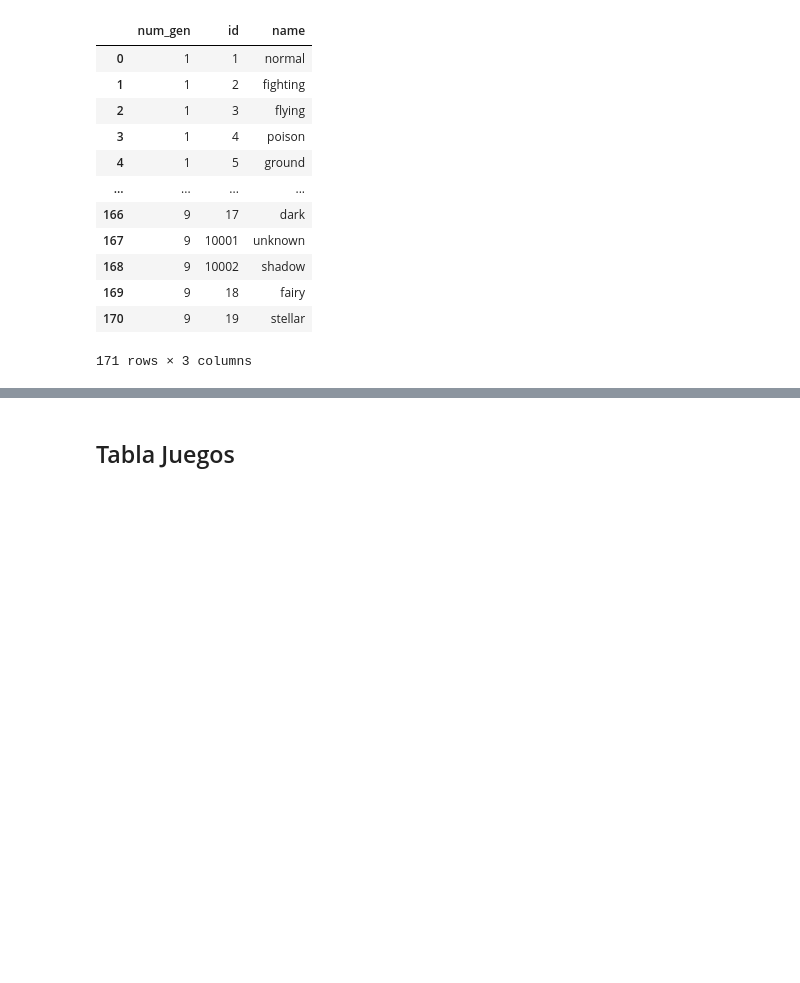
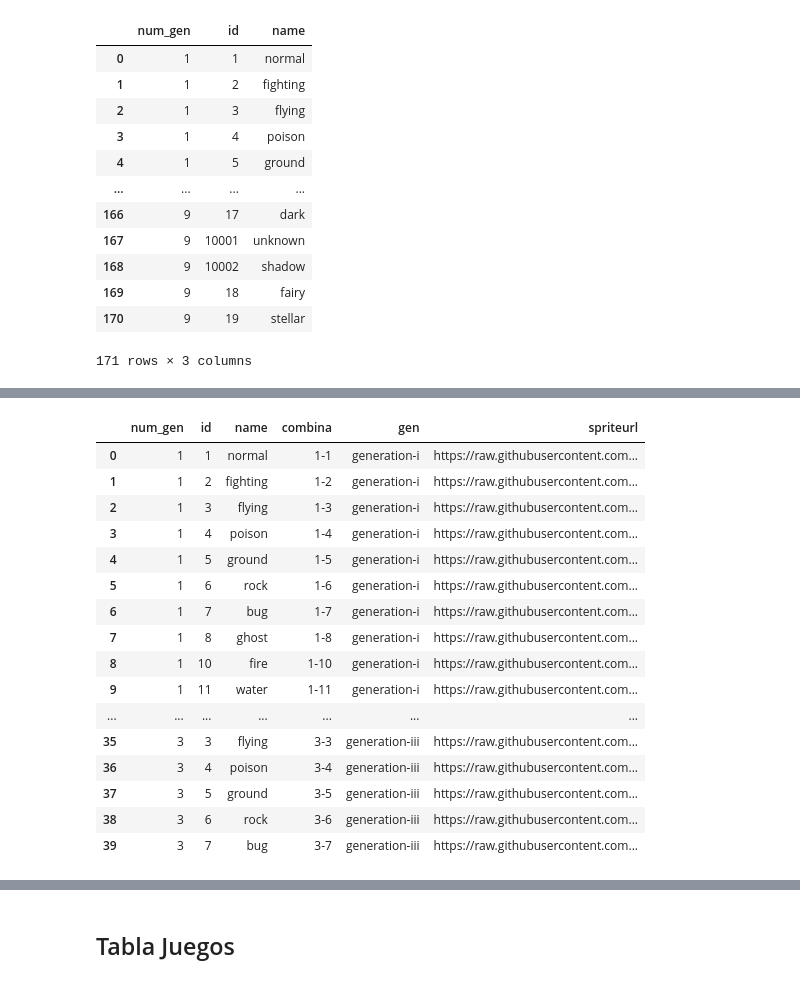
Before and after one commit to ADavid096/pokeproject, a Jupyter notebook: Script_infoDB.ipynb, the cells around one changed output, grey strips where cells are left out. Cells and saved outputs as stored; diff of their text form; code cells hidden in the pictures; blank space fills up the shorter version.

```diff
--- a/Script_infoDB.ipynb
+++ b/Script_infoDB.ipynb
@@ -392,18 +323,0 @@ dfgencolector.head(20)
-# %%
-#Listado de Sprites por generacion de 1 tipo
-
-for c in range(len(sprites_url)):
-  gensprite = {}
-  eldotas = eldatas[sprites_url[c]].dropna()#Se borran todos los valores NaN
-  gensprite["id"] = data["id"]
-  gensprite["name"] = data["name"]
-  gensprite["gen"] = sprites_url[c]#Generacion
-  gensprite["spriteurl"] = eldotas.iloc[0]["name_icon"]#Imagen de la generacion
-  gencolector.append(gensprite)
-
-#Agregar la primera y segunda generacion
-gencolector.append({"id":data["id"],"name":data["name"],"gen":"generation-i","spriteurl":gencolector["gen"=="generation-iii"]["spriteurl"]})
-gencolector.append({"id":data["id"],"name":data["name"],"gen":"generation-ii","spriteurl":gencolector["gen"=="generation-iii"]["spriteurl"]})
-#Visualizar resultado
-#Este dataframe bota el id tipo, el nombre del tipo y la generacion en texto y el sprite
-dfgencolector =pd.DataFrame(gencolector)
@@ -452,0 +334,40 @@ dfgencolector
+# %%
+#Se agrega una columna al dfgencolector y se pasa a index
+dfgencolector2 = dfgencolector.copy()
+dfgencolector2["num_gen-id"] = "gen-" + dfgencolector2["num_gen"].astype(str) + "-type-" + dfgencolector2["id"].astype(str)
+dfgencolector2 = dfgencolector2.set_index("num_gen-id")
+dfgencolector2.to_csv("pruebas.csv")
+# %%
+mapa_gen = dfgencolector2["gen"]#Serie diccionario para "gen"
+mapa_spriteurl = dfgencolector2["spriteurl"]#Serie diccionario para "spriteurl"
+
+mapa_spriteurl.to_csv("mapa_spriteurl.csv")
+mapa_gen.to_csv("mapa_gen.csv")
+# %%
+#Se crea el nuevo dataframe con el nombre de la gen y el sprite (Tabla final Tipo-Gen)
+tabla_tipos_gen2 = tabla_tipos_gen.copy()
+tabla_tipos_gen2["combina"] = tabla_tipos_gen2["num_gen"].astype(str) + "-" + tabla_tipos_gen2["id"].astype(str)
+tabla_tipos_gen2
+#Se agrega en base a los diccionarios de "mapa_gen" y "mapa_spriteurl"
+tabla_tipos_gen2["gen"] = tabla_tipos_gen2["combina"].map(mapa_gen)
+tabla_tipos_gen2["spriteurl"] = tabla_tipos_gen2["combina"].map(mapa_spriteurl)
+#Ver resultado final
+tabla_tipos_gen2.head(40)
+# %% [output]
+|  | num_gen | id | name | combina | gen | spriteurl |
+| 0 | 1 | 1 | normal | 1-1 | generation-i | https://raw.githubusercontent.com... |
+| 1 | 1 | 2 | fighting | 1-2 | generation-i | https://raw.githubusercontent.com... |
+| 2 | 1 | 3 | flying | 1-3 | generation-i | https://raw.githubusercontent.com... |
+| 3 | 1 | 4 | poison | 1-4 | generation-i | https://raw.githubusercontent.com... |
+| 4 | 1 | 5 | ground | 1-5 | generation-i | https://raw.githubusercontent.com... |
+| 5 | 1 | 6 | rock | 1-6 | generation-i | https://raw.githubusercontent.com... |
+| 6 | 1 | 7 | bug | 1-7 | generation-i | https://raw.githubusercontent.com... |
+| 7 | 1 | 8 | ghost | 1-8 | generation-i | https://raw.githubusercontent.com... |
+| 8 | 1 | 10 | fire | 1-10 | generation-i | https://raw.githubusercontent.com... |
+| 9 | 1 | 11 | water | 1-11 | generation-i | https://raw.githubusercontent.com... |
+| ... | ... | ... | ... | ... | ... | ... |
+| 35 | 3 | 3 | flying | 3-3 | generation-iii | https://raw.githubusercontent.com... |
+| 36 | 3 | 4 | poison | 3-4 | generation-iii | https://raw.githubusercontent.com... |
+| 37 | 3 | 5 | ground | 3-5 | generation-iii | https://raw.githubusercontent.com... |
+| 38 | 3 | 6 | rock | 3-6 | generation-iii | https://raw.githubusercontent.com... |
+| 39 | 3 | 7 | bug | 3-7 | generation-iii | https://raw.githubusercontent.com... |
```
Also changed, not shown: parts of 11 cells of this notebook.
